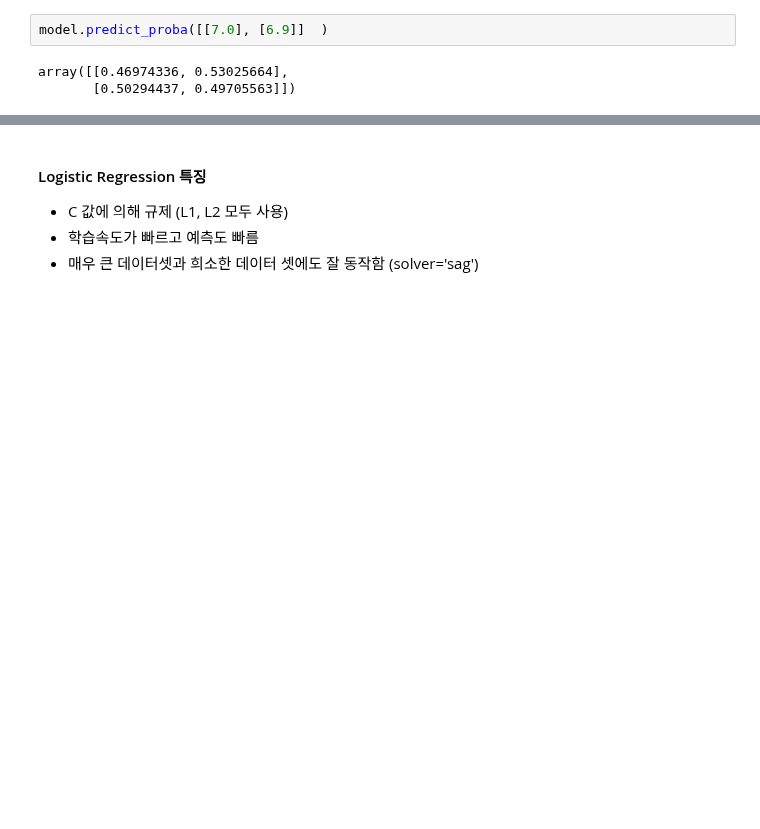
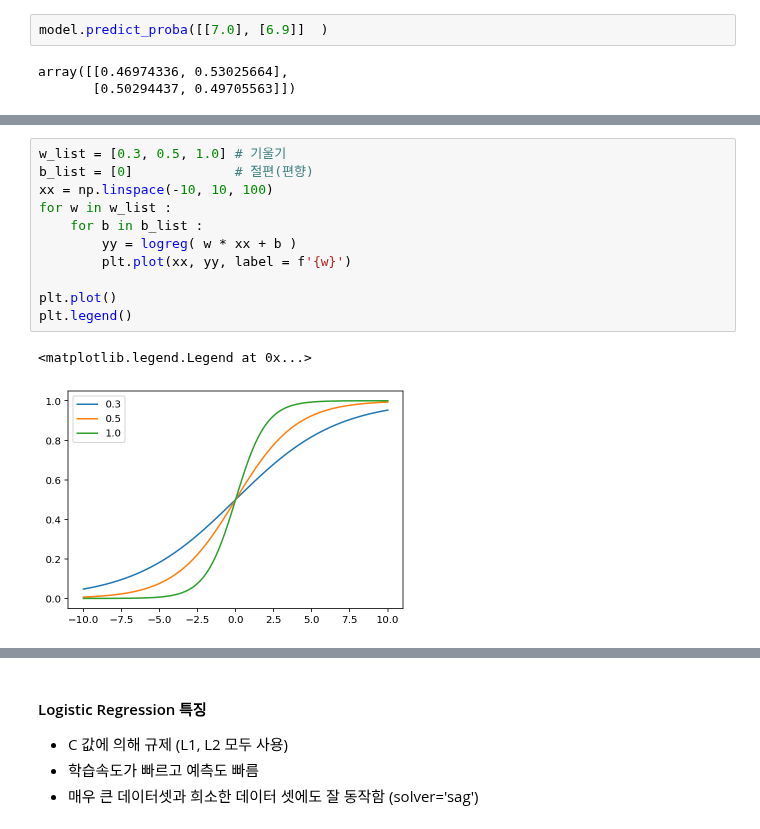
Before and after one commit to hwayoung306/AI, a Jupyter notebook: 20220512_ml_11_지도학습_선형모델.ipynb, the cells around one changed output, grey strips where cells are left out. Saved outputs shown, nothing was run; the diff lists cells and outputs as text; blank space fills up the shorter version.

```diff
--- a/20220512_ml_11_지도학습_선형모델.ipynb
+++ b/20220512_ml_11_지도학습_선형모델.ipynb
@@ -1041,0 +1116,14 @@ array([[0.46974336, 0.53025664],
+# %%
+w_list = [0.3, 0.5, 1.0] # 기울기
+b_list = [0]             # 절편(편향)
+xx = np.linspace(-10, 10, 100)
+for w in w_list :
+    for b in b_list :
+        yy = logreg( w * xx + b )
+        plt.plot(xx, yy, label = f'{w}')
+
+plt.plot()
+plt.legend()
+# %% [output]
+<matplotlib.legend.Legend at 0x...>
+[figure, added]
```
Also changed, not shown: parts of 26 cells of this notebook.
